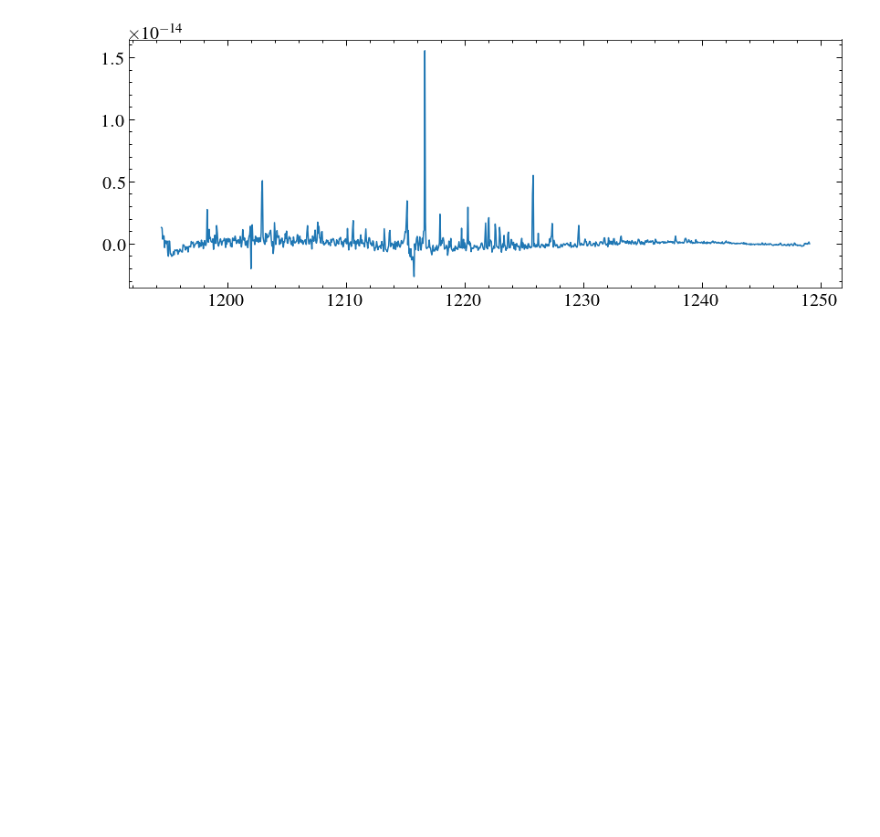
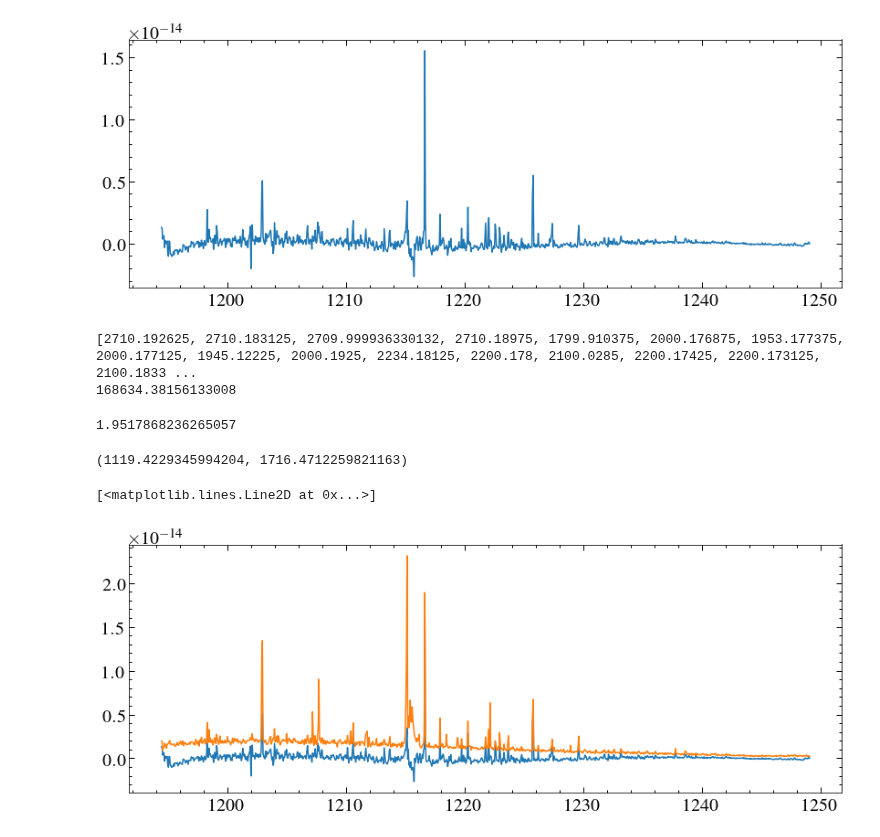
Before and after one commit to davidjwilson/SEDs, a Jupyter notebook: trappist-1/STIS/archival_combine.ipynb, the cells around one changed output. Cells and saved outputs as stored; diff of their text form; code cells hidden in the pictures; blank space fills up the shorter version.

```diff
--- a/trappist-1/STIS/archival_combine.ipynb
+++ b/trappist-1/STIS/archival_combine.ipynb
@@ -278,3 +278,27 @@ plt.plot(w, f_mean)
 # %%
 data = Table([w*u.AA, f_mean*u.erg/u.cm**2/u.s/u.AA, e_mean*u.erg/u.cm**2/u.s/u.AA, dq], names = ['WAVELENGTH', 'FLUX', 'ERROR','DQ'] )
 ascii.write(data, 'TRAPPIST-1_G140M_mean.ecsv', delimiter=',', format='ecsv')
+# %%
+expt = []
+for s in aG140M:
+    expt.append(fits.getheader(s,0)['TEXPTIME'])
+print(expt)
+print(sum(expt))
+# %% [output]
+[2710.192625, 2710.183125, 2709.999936330132, 2710.18975, 1799.910375, 2000.176875, 1953.177375, 2000.177125, 1945.12225, 2000.1925, 2234.18125, 2200.178, 2100.0285, 2200.17425, 2200.173125, 2100.1833 ...
+168634.38156133008
+# %%
+sum(expt)/(3600.*24.)
+# %% [output]
+1.9517868236265057
+# %%
+lspec = Table.read('TRAPPIST-1_G140L_coadd.ecsv')
+lspec['WAVELENGTH'][0], lspec['WAVELENGTH'][-1]
+# %% [output]
+(1119.4229345994204, 1716.4712259821163)
+# %%
+plt.plot(w, f_mean)
+plt.plot(w, e_mean)
+# %% [output]
+[<matplotlib.lines.Line2D at 0x...>]
+[figure, added]
```
Also changed, not shown: parts of 2 cells of this notebook.
